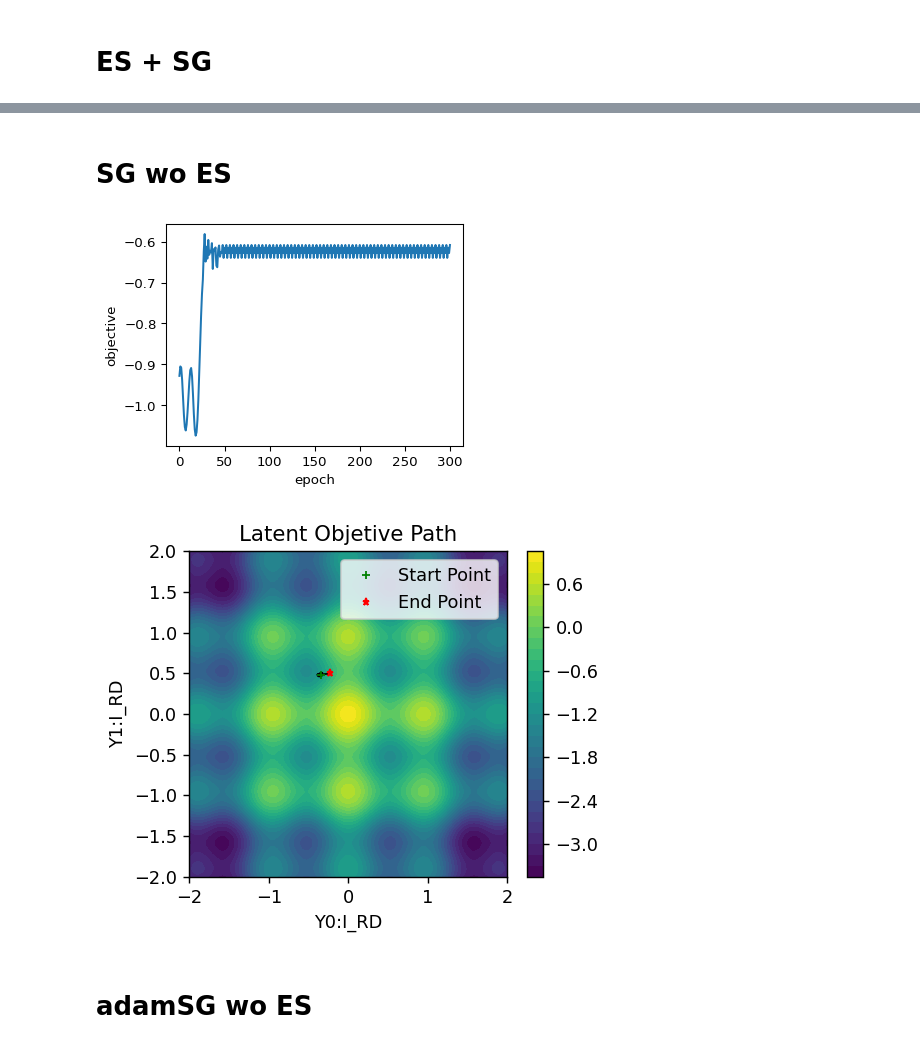
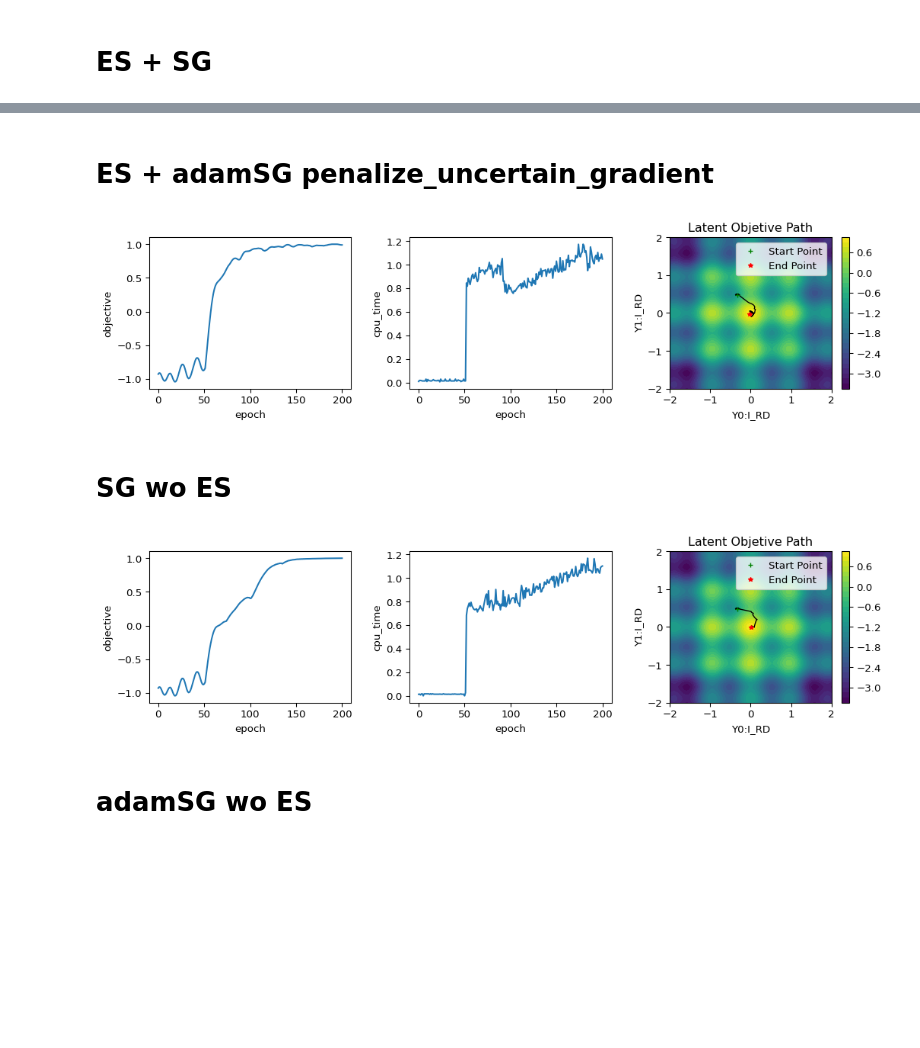
Before and after one commit to kilean20/savo, a Jupyter notebook: example/[savo][50D][SingleTaskGP]rastrigin2Dlatent.ipynb, the cells around one changed output, grey strips where cells are left out. Cells and saved outputs as stored; diff of their text form; code cells hidden in the pictures; blank space fills up the shorter version.

```diff
--- a/example/[savo][50D][SingleTaskGP]rastrigin2Dlatent.ipynb
+++ b/example/[savo][50D][SingleTaskGP]rastrigin2Dlatent.ipynb
@@ -214,0 +173,9 @@ plt.show()
+# %%
+df,ramp = evaluator._set_and_read(control_init)
+evaluator.clear_history()
+sv = savo(control_CSETs, control_RDs, control_min, control_max, control_maxstep, objective_PVs, composite_objective_name, evaluator,
+          model_train_budget = model_train_budget)
+for i in range(ninit):
+    sv.step(lr=0,lrES=1)
+for i in range(budget-ninit):
+    sv.step(lr=lr,lrES=1,normalize_gradient_step=True)
@@ -214,0 +188,9 @@ plt.show()
+# %%
+df,ramp = evaluator._set_and_read(control_init)
+evaluator.clear_history()
+sv = savo(control_CSETs, control_RDs, control_min, control_max, control_maxstep, objective_PVs, composite_objective_name, evaluator,
+          model_train_budget = model_train_budget)
+for i in range(ninit):
+    sv.step(lr=0,lrES=1)
+for i in range(budget-ninit):
+    sv.step(lr=lr,lrES=1,penalize_uncertain_gradient=True)
@@ -215,39 +201,33 @@ plt.show()
+# %% [markdown]
+# ES + adamSG penalize_uncertain_gradient
+# %%
+df,ramp = evaluator._set_and_read(control_init)
+evaluator.clear_history()
+sv = savo(control_CSETs, control_RDs, control_min, control_max, control_maxstep, objective_PVs, composite_objective_name, evaluator,
+          model_train_budget = model_train_budget,optimizer = adam())
+for i in range(ninit):
+    sv.step(lr=0,lrES=1)
+for i in range(budget-ninit):
+    sv.step(lr=lr,lrES=1,penalize_uncertain_gradient=True)
+# %%
+plot_hist(sv.history,sv.evaluator.get_history()['mean'])
+# %% [output]
+[figure, added]
 # %% [markdown]
 # SG wo ES
 # %%
 df,ramp = evaluator._set_and_read(control_init)
 evaluator.clear_history()
-sv = savo(control_CSETs, control_RDs, control_min, control_max, control_maxstep, objective_PVs, composite_objective_name, evaluator)
+sv = savo(control_CSETs, control_RDs, control_min, control_max, control_maxstep, objective_PVs, composite_objective_name, evaluator,
+          model_train_budget = model_train_budget)
 for i in range(ninit):
     sv.step(lr=0,lrES=1)
 for i in range(budget-ninit):
     sv.step(lr=lr,lrES=0)
-history = evaluator.get_history()['mean']
 # %%
-fig, ax = plt.subplots(figsize=(4,3),dpi=96)
-# history['rastrigin'].plot(ax=ax)
-xaxis = np.arange(len(history))
-ax.plot(xaxis, history['rastrigin'])
-ax.set_xlabel('epoch');
-ax.set_ylabel('objective');
+plot_hist(sv.history,sv.evaluator.get_history()['mean'])
 # %% [output]
-[figure, old version]
+[figure, new version]
-# %%
-fig, ax = plot_contour()
-ax.plot(history['Y0:I_RD'],history['Y1:I_RD'],'k',lw=1)
-start_x = history['Y0:I_RD'][0]
-start_y = history['Y1:I_RD'][0]
-end_x = history['Y0:I_RD'][-1]
-end_y = history['Y1:I_RD'][-1]
-ax.plot(start_x, start_y, 'g+', markersize=4, label='Start Point') # 'go' for green circle
-ax.plot(end_x, end_y, 'r*', markersize=4, label='End Point') # 'rs' for red square
-ax.set_xlabel('Y0:I_RD')
-ax.set_ylabel('Y1:I_RD')
-ax.set_title('Latent Objetive Path')
-ax.legend() # Show the labels
-plt.show()
-# %% [output]
-[figure, removed]
 # %% [markdown]
 # adamSG wo ES
 # %%
```
Also changed, not shown: parts of 21 cells of this notebook, 31 other files.
